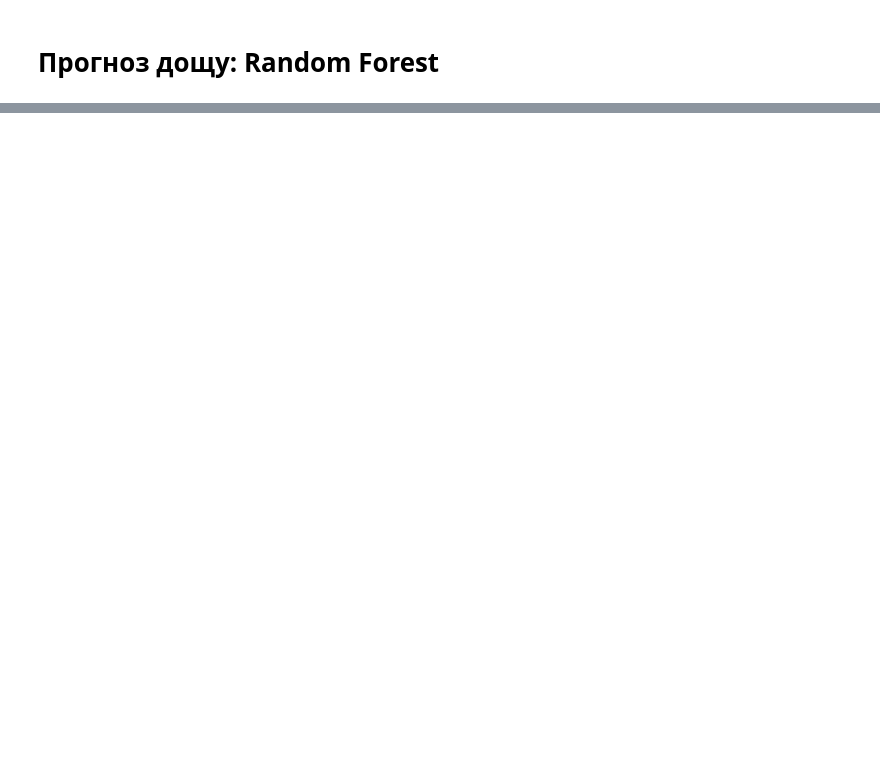
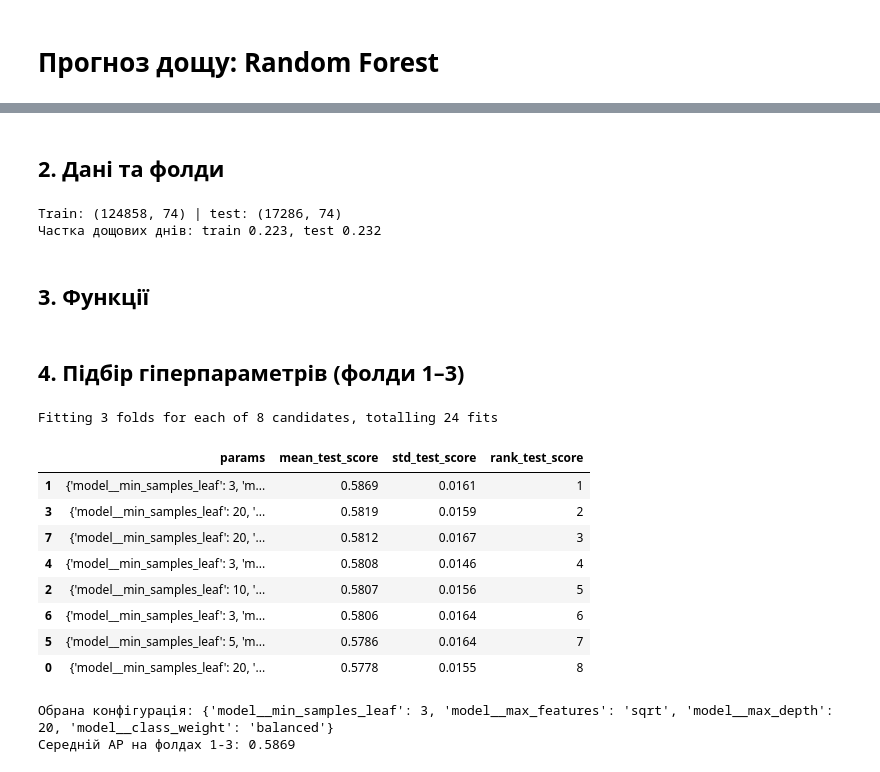
Before and after one commit to khorunzhaviktoriia/ml_mini_project, a Jupyter notebook: models/RandomForest_rain.ipynb, the cells around one changed output, grey strips where cells are left out. Saved outputs shown, nothing was run; the diff lists cells and outputs as text; code cells hidden in the pictures; blank space fills up the shorter version.

```diff
--- a/models/RandomForest_rain.ipynb
+++ b/models/RandomForest_rain.ipynb
@@ -402,0 +36,74 @@ print("Збережено: rf_rain_model.joblib")
+# %% [markdown]
+## 2. Дані та фолди
+# %%
+df = load_features(ROOT / "data" / "weatherAUS.csv")
+train, gap, test = split_train_test(df)
+train, test = train.reset_index(drop=True), test.reset_index(drop=True)
+
+X, y = get_feature_x_y(train)
+X_test, y_test = get_feature_x_y(test)
+
+cv = time_cv_splits(train["Date"])
+search_cv = cv[:-1]
+threshold_train, threshold_val = cv[-1]
+
+print(f"Train: {X.shape} | test: {X_test.shape}")
+print(f"Частка дощових днів: train {y.mean():.3f}, test {y_test.mean():.3f}")
+# %% [output]
+Train: (124858, 74) | test: (17286, 74)
+Частка дощових днів: train 0.223, test 0.232
+# %% [markdown]
+## 3. Функції
+# %%
+def make_pipeline(**rf_params):
+    params = dict(n_estimators=SEARCH_TREES, max_samples=0.3, random_state=SEED, n_jobs=N_JOBS)
+    params.update(rf_params)
+    return Pipeline([("prep", build_feature_preprocessor()),
+                     ("model", RandomForestClassifier(**params))])
+
+
+def metrics(y_true, probability, threshold=0.5):
+    prediction = probability >= threshold
+    tn, fp, fn, tp = confusion_matrix(y_true, prediction, labels=[0, 1]).ravel()
+    return dict(accuracy=accuracy_score(y_true, prediction),
+                specificity=tn / (tn + fp),
+                precision=precision_score(y_true, prediction, zero_division=0),
+                recall=recall_score(y_true, prediction, zero_division=0),
+                f1=f1_score(y_true, prediction, zero_division=0),
+                average_precision=average_precision_score(y_true, probability),
+                roc_auc=roc_auc_score(y_true, probability))
+# %% [markdown]
+## 4. Підбір гіперпараметрів (фолди 1–3)
+# %%
+param_dist = {
+    "model__max_depth": [12, 16, 20],
+    "model__min_samples_leaf": [3, 5, 10, 20],
+    "model__max_features": ["sqrt", "log2"],
+    "model__class_weight": [None, "balanced"],
+}
+search = RandomizedSearchCV(make_pipeline(), param_dist, n_iter=N_ITER, scoring="average_precision",
+                            cv=search_cv, random_state=SEED, n_jobs=1, refit=False, verbose=1)
+search.fit(X, y)
+
+results = pd.DataFrame(search.cv_results_)
+display(results[["params", "mean_test_score", "std_test_score", "rank_test_score"]]
+        .sort_values("rank_test_score").round(4))
+
+best_params = search.best_params_
+print("Обрана конфігурація:", best_params)
+print(f"Середній AP на фолдах 1-3: {search.best_score_:.4f}")
+
+final_estimator = make_pipeline(n_estimators=FINAL_TREES).set_params(**best_params)
+# %% [output]
+Fitting 3 folds for each of 8 candidates, totalling 24 fits
+|  | params | mean_test_score | std_test_score | rank_test_score |
+| 1 | {'model__min_samples_leaf': 3, 'm... | 0.5869 | 0.0161 | 1 |
+| 3 | {'model__min_samples_leaf': 20, '... | 0.5819 | 0.0159 | 2 |
+| 7 | {'model__min_samples_leaf': 20, '... | 0.5812 | 0.0167 | 3 |
+| 4 | {'model__min_samples_leaf': 3, 'm... | 0.5808 | 0.0146 | 4 |
+| 2 | {'model__min_samples_leaf': 10, '... | 0.5807 | 0.0156 | 5 |
+| 6 | {'model__min_samples_leaf': 3, 'm... | 0.5806 | 0.0164 | 6 |
+| 5 | {'model__min_samples_leaf': 5, 'm... | 0.5786 | 0.0164 | 7 |
+| 0 | {'model__min_samples_leaf': 20, '... | 0.5778 | 0.0155 | 8 |
+Обрана конфігурація: {'model__min_samples_leaf': 3, 'model__max_features': 'sqrt', 'model__max_depth': 20, 'model__class_weight': 'balanced'}
+Середній AP на фолдах 1-3: 0.5869
```
Also changed, not shown: parts of 34 cells of this notebook.
